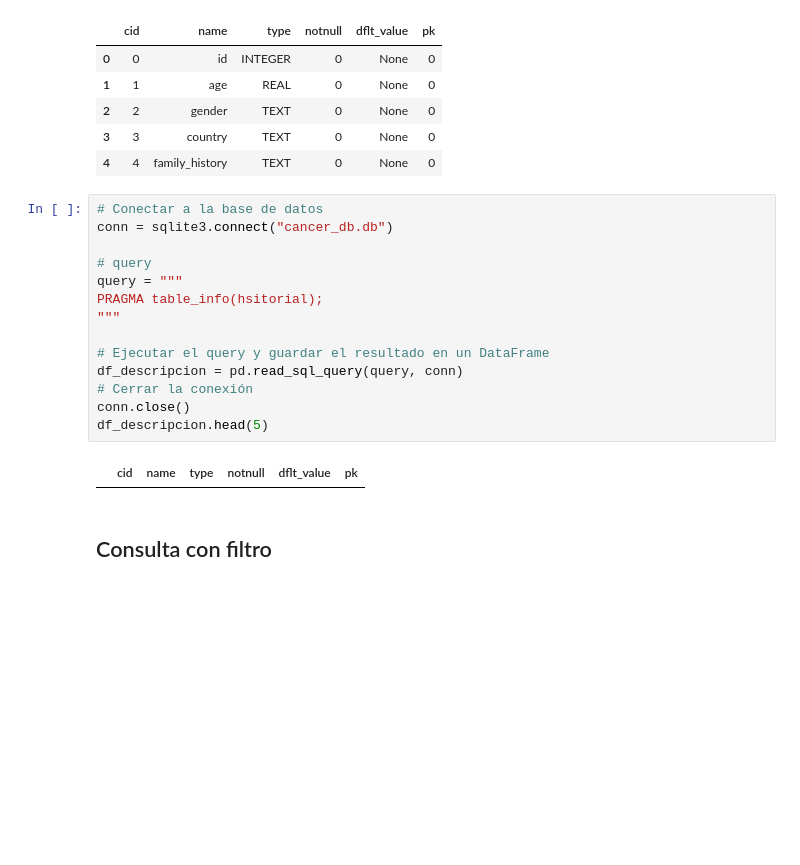
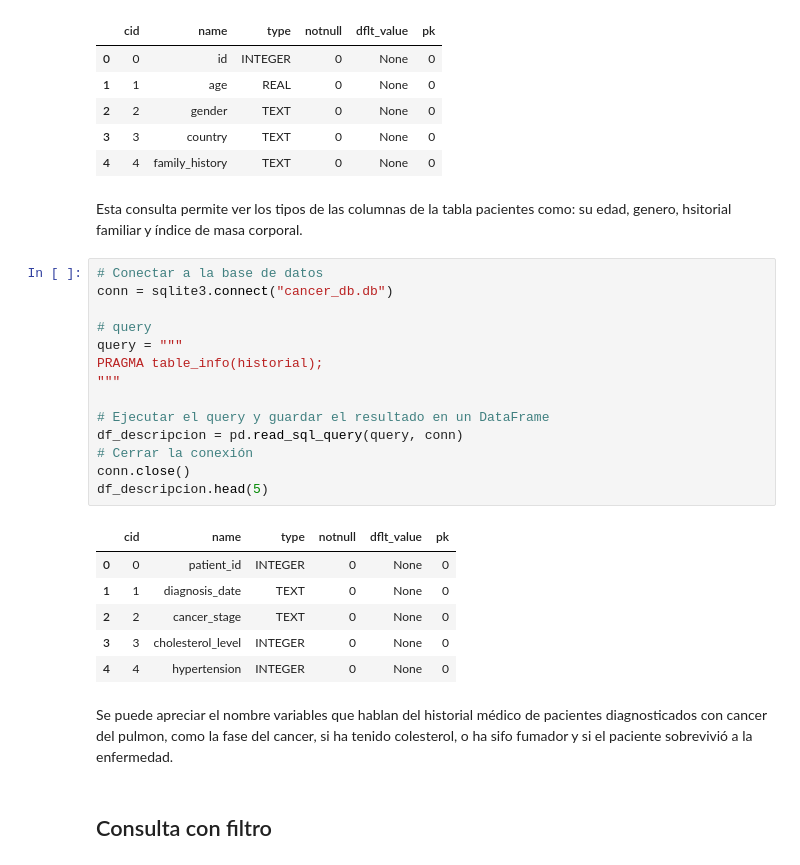
Before and after one commit to JuanDavidRamirezGarcia/Bigdata_2025-2, a Jupyter notebook: src/bigdata/actividad_1.ipynb, the cells around one changed output. Cells and saved outputs as stored; diff of their text form; blank space fills up the shorter version.

```diff
--- a/src/bigdata/actividad_1.ipynb
+++ b/src/bigdata/actividad_1.ipynb
@@ -199,22 +214,31 @@ df_descripcion.head(5)
 | 2 | 2 | gender | TEXT | 0 | None | 0 |
 | 3 | 3 | country | TEXT | 0 | None | 0 |
 | 4 | 4 | family_history | TEXT | 0 | None | 0 |
+# %% [markdown]
+Esta consulta permite ver los tipos de las columnas de la tabla pacientes como: su edad, genero, hsitorial familiar y índice de masa corporal.
 # %%
 # Conectar a la base de datos
 conn = sqlite3.connect("cancer_db.db")
 
 # query
 query = """
-PRAGMA table_info(hsitorial);
+PRAGMA table_info(historial);
 """
 
 # Ejecutar el query y guardar el resultado en un DataFrame
 df_descripcion = pd.read_sql_query(query, conn)
 # Cerrar la conexión
 conn.close()
 df_descripcion.head(5)
 # %% [output]
 |  | cid | name | type | notnull | dflt_value | pk |
+| 0 | 0 | patient_id | INTEGER | 0 | None | 0 |
+| 1 | 1 | diagnosis_date | TEXT | 0 | None | 0 |
+| 2 | 2 | cancer_stage | TEXT | 0 | None | 0 |
+| 3 | 3 | cholesterol_level | INTEGER | 0 | None | 0 |
+| 4 | 4 | hypertension | INTEGER | 0 | None | 0 |
+# %% [markdown]
+Se puede apreciar el nombre variables que hablan del historial médico de pacientes diagnosticados con cancer del pulmon, como la fase del cancer, si ha tenido colesterol, o ha sifo fumador y si el paciente sobrevivió a la enfermedad.
 # %% [markdown]
 ## Consulta con filtro
 # %%
```
Also changed, not shown: parts of 10 cells of this notebook, 2 other files.
